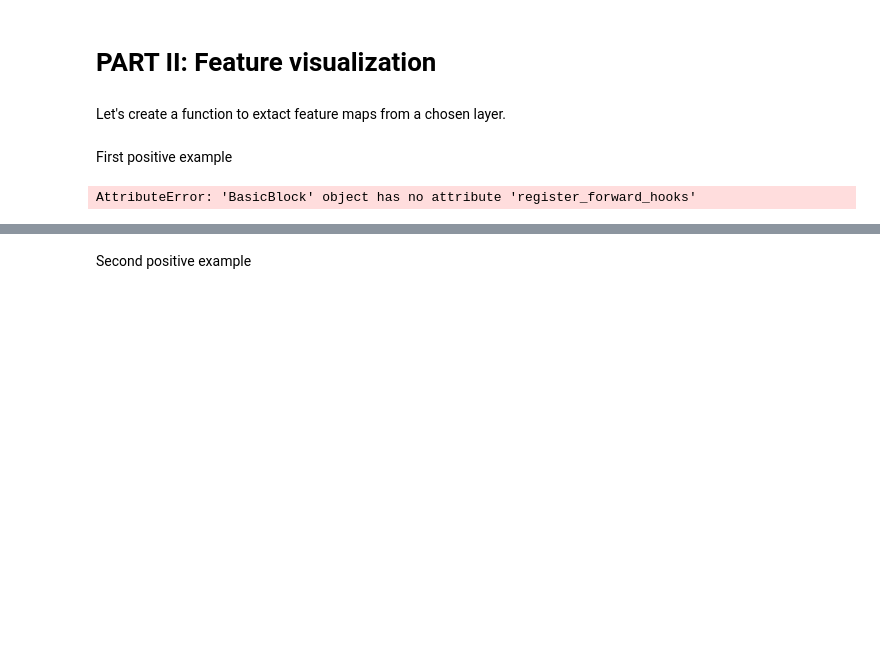
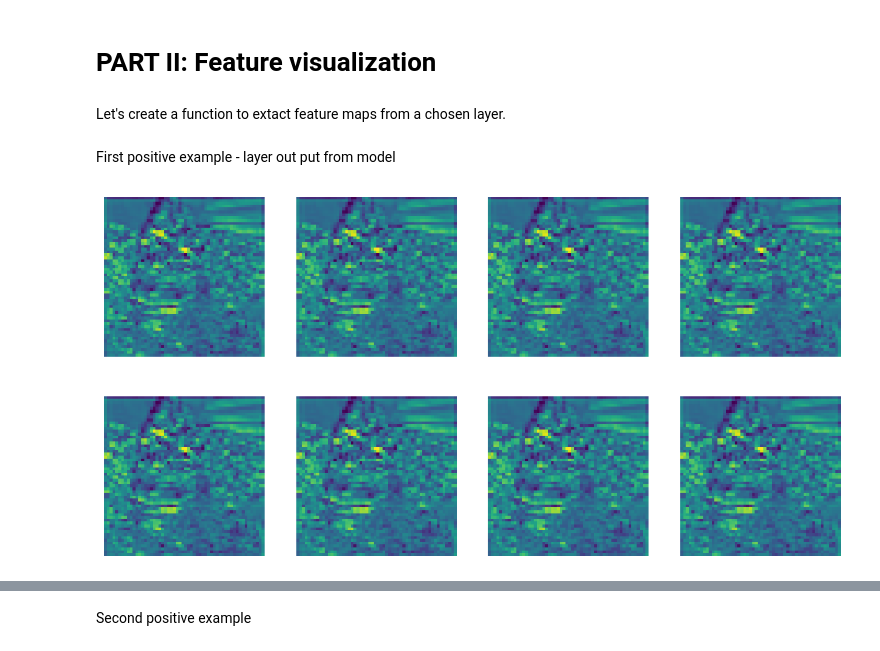
Before and after one commit to JuliaMoa/ML-Assignment2, a Jupyter notebook: report.ipynb, the cells around one changed output, grey strips where cells are left out. Drawn from its saved outputs; the diff is of its cells as text; code cells hidden in the pictures; blank space fills up the shorter version.

```diff
--- a/report.ipynb
+++ b/report.ipynb
@@ -235,7 +235,7 @@ def visualize_feature_maps(model, layer, img_path, num_maps=8):
                                     # detach from autograd (no training)
                                             # move to CPU for plotting
 
-    handle = layer.register_forward_hooks # when the layer runs, hook_fn also runs
+    handle = layer.register_forward_hook(hook_fn) # when the layer runs, hook_fn also runs
 
     _ = model(input_tensor) # model does forward pass, when it reaches chosen layer, feature maps are captured by the hook
 
@@ -250,8 +250,8 @@ def visualize_feature_maps(model, layer, img_path, num_maps=8):
         plt.axis('off')
     plt.show()
 # %% [markdown]
-First positive example
+First positive example - layer out put from model
 # %%
-visualize_feature_maps(model, model.layer1[0], "pictures/cat.jpg")
+visualize_feature_maps(model, model.layer1[0], "pictures/tabby1.jpg")
 # %% [output]
-AttributeError: 'BasicBlock' object has no attribute 'register_forward_hooks'
+[figure, added]
```
Also changed, not shown: parts of 12 cells of this notebook.
